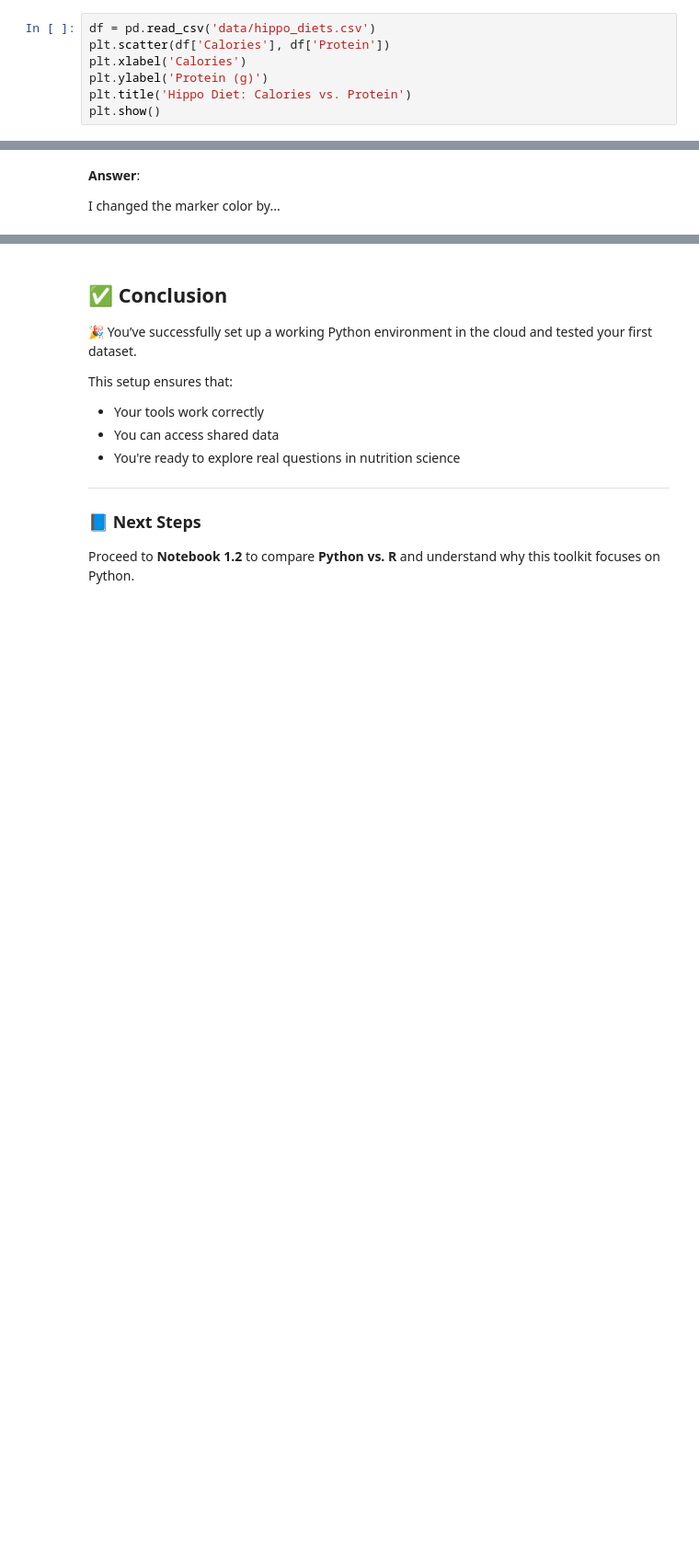
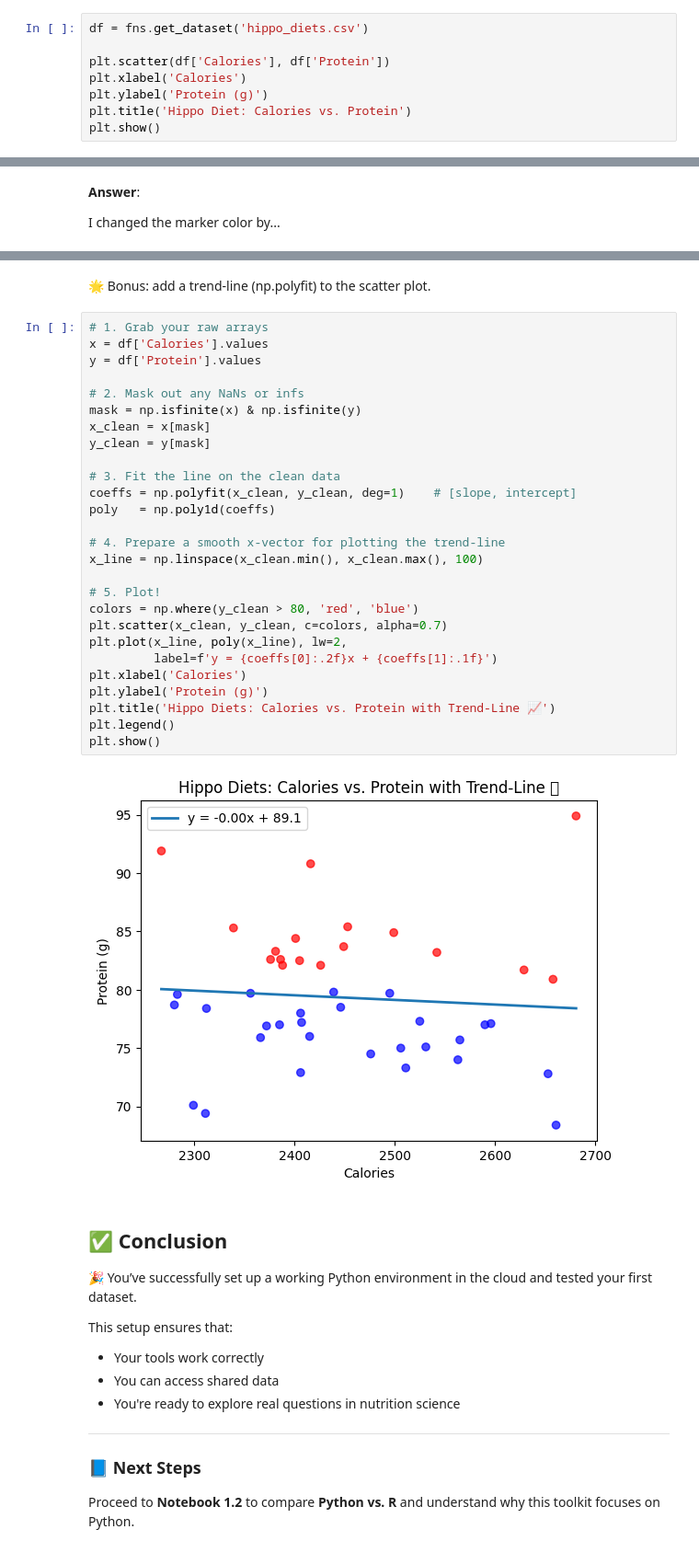
Before and after one commit to ggkuhnle/data-analysis-toolkit-FNS, a Jupyter notebook: notebooks/01_infrastructure/1.1_what_is_data_science_env.ipynb, the cells around one changed output, grey strips where cells are left out. Shown at 92% size. Cells and saved outputs as stored; diff of their text form; blank space fills up the shorter version.

```diff
--- a/notebooks/01_infrastructure/1.1_what_is_data_science_env.ipynb
+++ b/notebooks/01_infrastructure/1.1_what_is_data_science_env.ipynb
@@ -156,7 +102,8 @@ Environment ready.
 
 Load `hippo_diets.csv` to verify your setup and create a simple visualization.
 # %%
-df = pd.read_csv('data/hippo_diets.csv')
+df = fns.get_dataset('hippo_diets.csv')
+
 plt.scatter(df['Calories'], df['Protein'])
 plt.xlabel('Calories')
 plt.ylabel('Protein (g)')
@@ -219,3 +169,34 @@ plt.show()
+# %% [markdown]
+🌟 Bonus: add a trend‐line (np.polyfit) to the scatter plot.
+# %%
+# 1. Grab your raw arrays
+x = df['Calories'].values
+y = df['Protein'].values
+
+# 2. Mask out any NaNs or infs
+mask = np.isfinite(x) & np.isfinite(y)
+x_clean = x[mask]
+y_clean = y[mask]
+
+# 3. Fit the line on the clean data
+coeffs = np.polyfit(x_clean, y_clean, deg=1)    # [slope, intercept]
+poly   = np.poly1d(coeffs)
+
+# 4. Prepare a smooth x-vector for plotting the trend-line
+x_line = np.linspace(x_clean.min(), x_clean.max(), 100)
+
+# 5. Plot!
+colors = np.where(y_clean > 80, 'red', 'blue')
+plt.scatter(x_clean, y_clean, c=colors, alpha=0.7)
+plt.plot(x_line, poly(x_line), lw=2,
+         label=f'y = {coeffs[0]:.2f}x + {coeffs[1]:.1f}')
+plt.xlabel('Calories')
+plt.ylabel('Protein (g)')
+plt.title('Hippo Diets: Calories vs. Protein with Trend-Line 📈')
+plt.legend()
+plt.show()
+# %% [output]
+[figure, added]
 # %% [markdown]
 ## ✅ Conclusion
 
```
Also changed, not shown: parts of 5 cells of this notebook, 38 other files.
